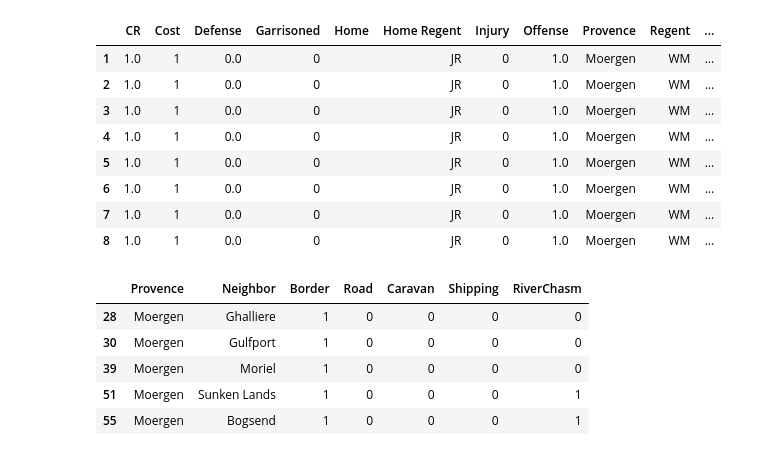
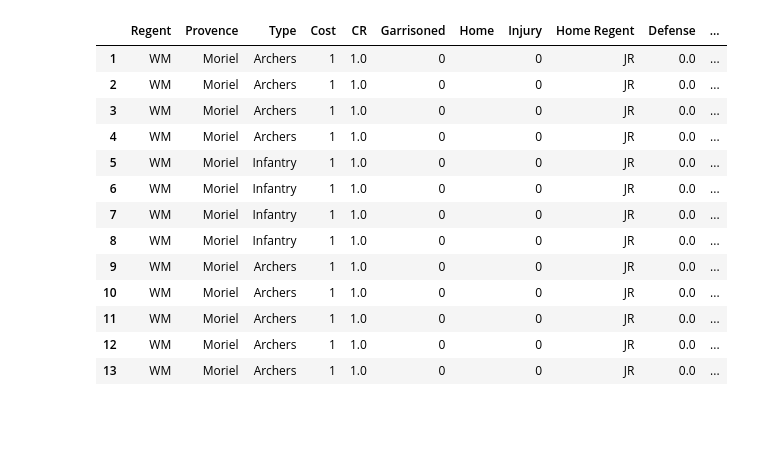
Before and after one commit to NeverForged/Regency, a Jupyter notebook: Code Testing.ipynb, the cells around one changed output. Drawn from its saved outputs; the diff is of its cells as text; code cells hidden in the pictures; blank space fills up the shorter version.

```diff
--- a/Code Testing.ipynb
+++ b/Code Testing.ipynb
@@ -92,0 +95,5 @@ self.Troops
+# %%
+for a in range(5):
+    self.add_troops('WM', 'Moriel', 'Archers')
+    self.add_troops('JR', 'Moriel', 'Infantry')
+    self.add_troops('JR', 'Moriel', 'Archers')
@@ -131,5 +164,5 @@ attackers
 # %%
-Provence = 'Moergen'
+Provence = 'Moriel'
 
 offense = attackers[attackers['Provence'] == Provence]
 defense =  defenders[defenders['Provence'] == Provence]
@@ -140,39 +173,44 @@ defense['mod'] = defense['Injury']
 if np.sum(offense['Type'].str.lower().str.contains('archer')) >=1 and\
    np.sum(defense['Type'].str.lower().str.contains('cavalry|knight')) == 0:
     defense['mod'] = defense['mod'] - 1
 if np.sum(defense['Type'].str.lower().str.contains('archer')) >=1 and\
    np.sum(offense['Type'].str.lower().str.contains('cavalry|knight')) == 0:
     offense['mod'] = offense['mod'] - 1
 # Enemy force has Cavalry-class units and your force has no Pikemen or Cavalry-class units    -1
 if np.sum(offense['Type'].str.lower().str.contains('cavalry|knight')) >=1 and\
    np.sum(defense['Type'].str.lower().str.contains('cavalry|knight|pikem')) == 0:
     defense['mod'] = defense['mod'] - 1
 if np.sum(defense['Type'].str.lower().str.contains('archer')) >=1 and\
    np.sum(offense['Type'].str.lower().str.contains('cavalry|knight|pikem')) == 0:
     offense['mod'] = offense['mod'] - 1
 # Per 2 total BCR the enemy force exceeds your own (maximum penalty -3)   -1
 # Per 2 total BCR your force exceeds the enemy force (maximum bonus +3)   +1
 for a in range(0,int((np.sum(defense['CR'])-np.sum(offense['CR']))/2)):
     if a <= 2:
         offense['mod'] = offense['mod']-1
         defense['mod'] = defense['mod']+1
 for a in range(0,int((np.sum(offense['CR'])-np.sum(defense['CR']))/2)):
     if a <= 2:
         offense['mod'] = offense['mod']+1
         defense['mod'] = defense['mod']-1
 # The unit has terrain advantage (elves in forest, dwarves in mountains)  +1 [Skipping for now]
 # Your force has established fortifications and defenses and enemy force has no Artillery or Engineer-class units.    +1
 if self.Provences[self.Provences['Provence']==Provence]['Castle'].values[0] > 0 and np.sum(offense['Type'].str.lower().str.contains('artillery|engineer')) == 0:
         defense['mod'] = defense['mod'] + 1
 # The unit possesses an attached commander.   +1  [May Add later]
 offense
 # %% [output]
-|  | CR | Cost | Defense | Garrisoned | Home | Home Regent | Injury | Offense | Provence | Regent | ... |
-| 1 | 1.0 | 1 | 0.0 | 0 |  | JR | 0 | 1.0 | Moergen | WM | ... |
-| 2 | 1.0 | 1 | 0.0 | 0 |  | JR | 0 | 1.0 | Moergen | WM | ... |
-| 3 | 1.0 | 1 | 0.0 | 0 |  | JR | 0 | 1.0 | Moergen | WM | ... |
-| 4 | 1.0 | 1 | 0.0 | 0 |  | JR | 0 | 1.0 | Moergen | WM | ... |
-| 5 | 1.0 | 1 | 0.0 | 0 |  | JR | 0 | 1.0 | Moergen | WM | ... |
-| 6 | 1.0 | 1 | 0.0 | 0 |  | JR | 0 | 1.0 | Moergen | WM | ... |
-| 7 | 1.0 | 1 | 0.0 | 0 |  | JR | 0 | 1.0 | Moergen | WM | ... |
-| 8 | 1.0 | 1 | 0.0 | 0 |  | JR | 0 | 1.0 | Moergen | WM | ... |
+|  | Regent | Provence | Type | Cost | CR | Garrisoned | Home | Injury | Home Regent | Defense | ... |
+| 1 | WM | Moriel | Archers | 1 | 1.0 | 0 |  | 0 | JR | 0.0 | ... |
+| 2 | WM | Moriel | Archers | 1 | 1.0 | 0 |  | 0 | JR | 0.0 | ... |
+| 3 | WM | Moriel | Archers | 1 | 1.0 | 0 |  | 0 | JR | 0.0 | ... |
+| 4 | WM | Moriel | Archers | 1 | 1.0 | 0 |  | 0 | JR | 0.0 | ... |
+| 5 | WM | Moriel | Infantry | 1 | 1.0 | 0 |  | 0 | JR | 0.0 | ... |
+| 6 | WM | Moriel | Infantry | 1 | 1.0 | 0 |  | 0 | JR | 0.0 | ... |
+| 7 | WM | Moriel | Infantry | 1 | 1.0 | 0 |  | 0 | JR | 0.0 | ... |
+| 8 | WM | Moriel | Infantry | 1 | 1.0 | 0 |  | 0 | JR | 0.0 | ... |
+| 9 | WM | Moriel | Archers | 1 | 1.0 | 0 |  | 0 | JR | 0.0 | ... |
+| 10 | WM | Moriel | Archers | 1 | 1.0 | 0 |  | 0 | JR | 0.0 | ... |
+| 11 | WM | Moriel | Archers | 1 | 1.0 | 0 |  | 0 | JR | 0.0 | ... |
+| 12 | WM | Moriel | Archers | 1 | 1.0 | 0 |  | 0 | JR | 0.0 | ... |
+| 13 | WM | Moriel | Archers | 1 | 1.0 | 0 |  | 0 | JR | 0.0 | ... |
@@ -212,13 +217,3 @@ for i, row in retreat.i
-# %%
-escape = pd.merge(self.Geography[self.Geography['Provence']==Provence],self.Troops[self.Troops['Regent']],on=Provence
-esca
-# %% [output]
-|  | Provence | Neighbor | Border | Road | Caravan | Shipping | RiverChasm |
-| 28 | Moergen | Ghalliere | 1 | 0 | 0 | 0 | 0 |
-| 30 | Moergen | Gulfport | 1 | 0 | 0 | 0 | 0 |
-| 39 | Moergen | Moriel | 1 | 0 | 0 | 0 | 0 |
-| 51 | Moergen | Sunken Lands | 1 | 0 | 0 | 0 | 1 |
-| 55 | Moergen | Bogsend | 1 | 0 | 0 | 0 | 1 |
 # %%
 defense
 # %% [output]
```
Also changed, not shown: parts of 12 cells of this notebook, 1 other file.
